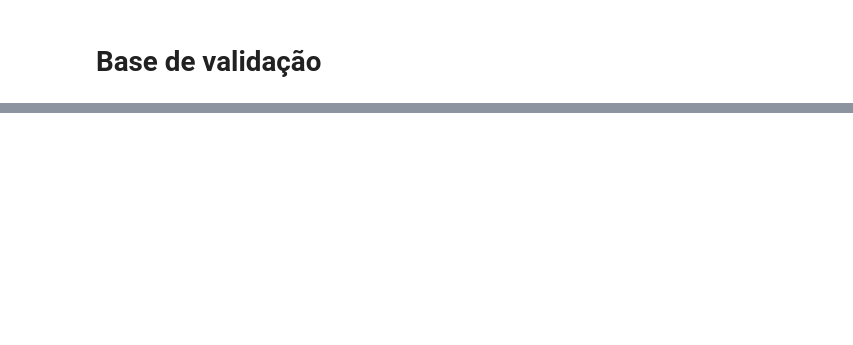
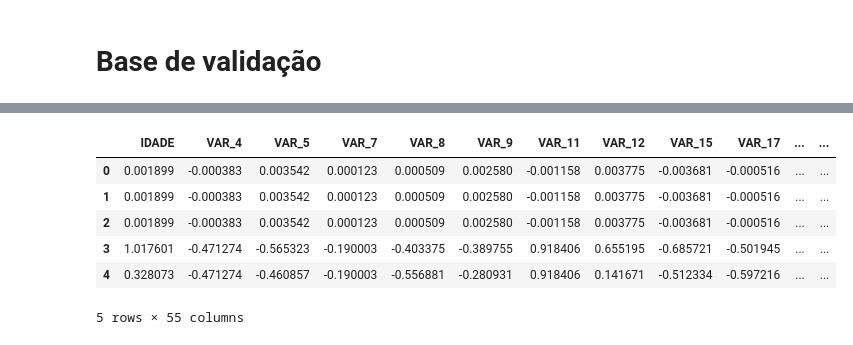
Before and after one commit to HugoCalegari/Estudo_Cobranca, a Jupyter notebook: vCobranca/1.Estudo_Variaveis/2.Pre_Processamento.ipynb, the cells around one changed output, grey strips where cells are left out. Saved outputs shown, nothing was run; the diff lists cells and outputs as text; code cells hidden in the pictures; blank space fills up the shorter version.

```diff
--- a/vCobranca/1.Estudo_Variaveis/2.Pre_Processamento.ipynb
+++ b/vCobranca/1.Estudo_Variaveis/2.Pre_Processamento.ipynb
@@ -199,0 +342,12 @@ dados_val = dados_val[df_treino.columns]
+# %%
+num1 = pd.DataFrame(sc_load.transform(num[sc_load.get_feature_names_out()]), columns=sc_load.get_feature_names_out())
+num = pd.concat([num1.reset_index(drop=True), num[['saldo_vencido', 'pagamento']].reset_index(drop=True)], axis=1)
+num.head()
+# %% [output]
+|  | IDADE | VAR_4 | VAR_5 | VAR_7 | VAR_8 | VAR_9 | VAR_11 | VAR_12 | VAR_15 | VAR_17 | ... | ... |
+| 0 | 0.001899 | -0.000383 | 0.003542 | 0.000123 | 0.000509 | 0.002580 | -0.001158 | 0.003775 | -0.003681 | -0.000516 | ... | ... |
+| 1 | 0.001899 | -0.000383 | 0.003542 | 0.000123 | 0.000509 | 0.002580 | -0.001158 | 0.003775 | -0.003681 | -0.000516 | ... | ... |
+| 2 | 0.001899 | -0.000383 | 0.003542 | 0.000123 | 0.000509 | 0.002580 | -0.001158 | 0.003775 | -0.003681 | -0.000516 | ... | ... |
+| 3 | 1.017601 | -0.471274 | -0.565323 | -0.190003 | -0.403375 | -0.389755 | 0.918406 | 0.655195 | -0.685721 | -0.501945 | ... | ... |
+| 4 | 0.328073 | -0.471274 | -0.460857 | -0.190003 | -0.556881 | -0.280931 | 0.918406 | 0.141671 | -0.512334 | -0.597216 | ... | ... |
+5 rows × 55 columns
```
Also changed, not shown: parts of 24 cells of this notebook.
